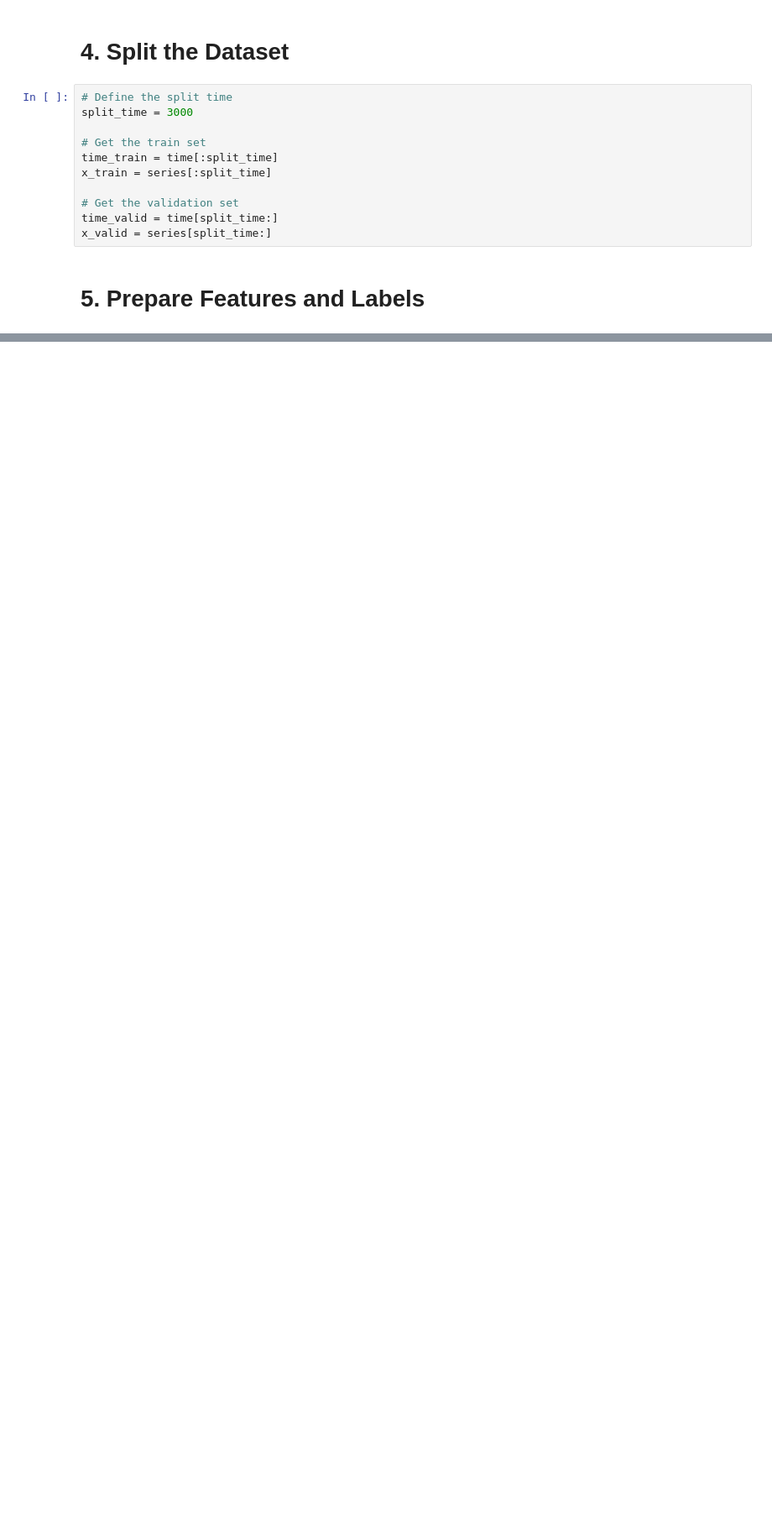
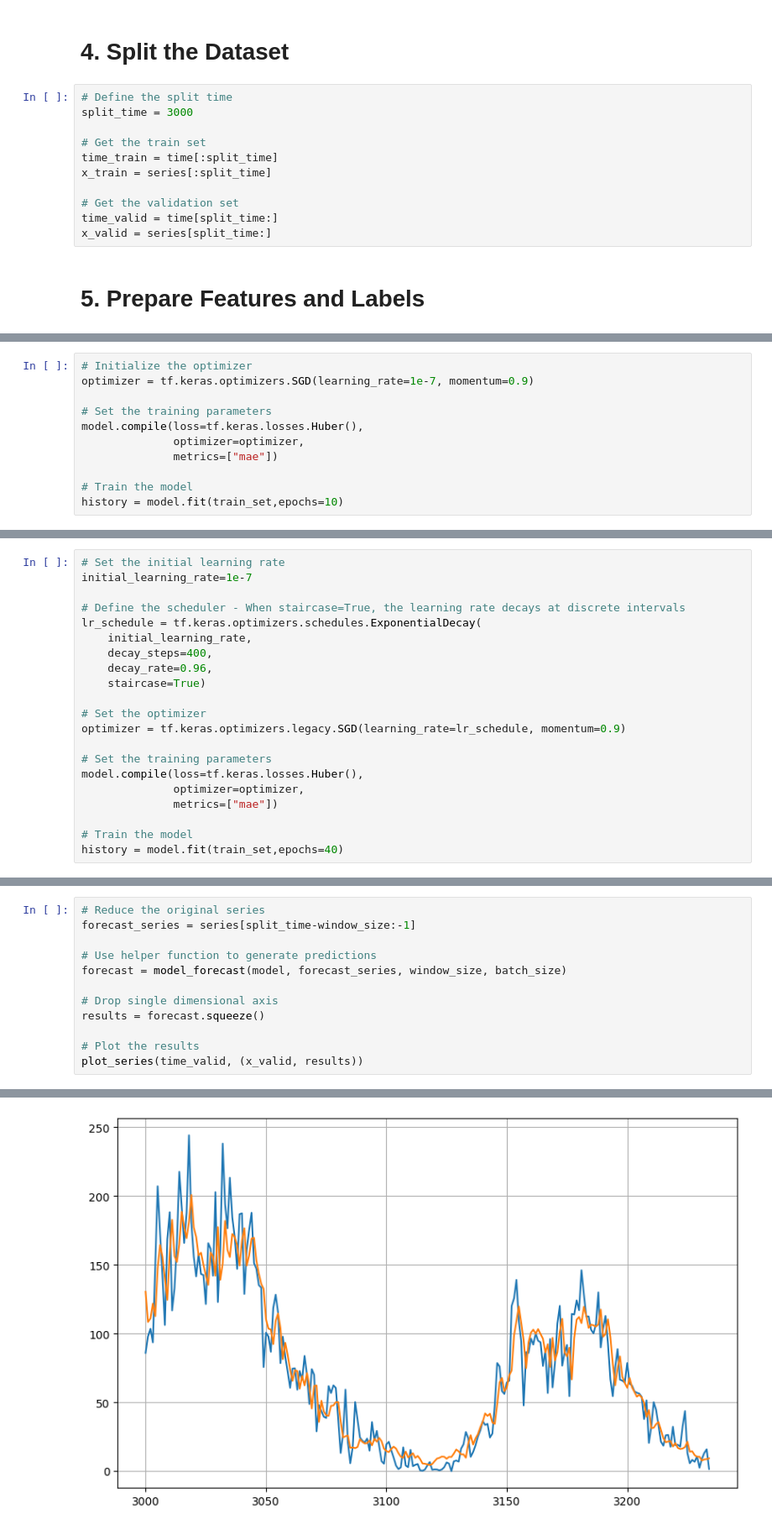
Before and after one commit to jspooons/tensorflow-basics, a Jupyter notebook: 4_Predicting_Sequences_101/4_forecasting_real_data.ipynb, the cells around one changed output, grey strips where cells are left out. Shown: that part at 84% size. Saved outputs shown, nothing was run; the diff lists cells and outputs as text; blank space fills up the shorter version.

```diff
--- a/4_Predicting_Sequences_101/4_forecasting_real_data.ipynb
+++ b/4_Predicting_Sequences_101/4_forecasting_real_data.ipynb
@@ -88,0 +305,11 @@ x_valid = series[split_time:]
+# %%
+# Initialize the optimizer
+optimizer = tf.keras.optimizers.SGD(learning_rate=1e-7, momentum=0.9)
+
+# Set the training parameters
+model.compile(loss=tf.keras.losses.Huber(),
+              optimizer=optimizer,
+              metrics=["mae"])
+
+# Train the model
+history = model.fit(train_set,epochs=10)
@@ -88,0 +347,21 @@ x_valid = series[split_time:]
+# %%
+# Set the initial learning rate
+initial_learning_rate=1e-7
+
+# Define the scheduler - When staircase=True, the learning rate decays at discrete intervals
+lr_schedule = tf.keras.optimizers.schedules.ExponentialDecay(
+    initial_learning_rate,
+    decay_steps=400,
+    decay_rate=0.96,
+    staircase=True)
+
+# Set the optimizer
+optimizer = tf.keras.optimizers.legacy.SGD(learning_rate=lr_schedule, momentum=0.9)
+
+# Set the training parameters
+model.compile(loss=tf.keras.losses.Huber(),
+              optimizer=optimizer,
+              metrics=["mae"])
+
+# Train the model
+history = model.fit(train_set,epochs=40)
@@ -88,0 +387,13 @@ x_valid = series[split_time:]
+# %%
+# Reduce the original series
+forecast_series = series[split_time-window_size:-1]
+
+# Use helper function to generate predictions
+forecast = model_forecast(model, forecast_series, window_size, batch_size)
+
+# Drop single dimensional axis
+results = forecast.squeeze()
+
+# Plot the results
+plot_series(time_valid, (x_valid, results))
+# %% [output]
@@ -88,0 +401 @@ x_valid = series[split_time:]
+[figure, added]
```
Also changed, not shown: parts of 24 cells of this notebook.
